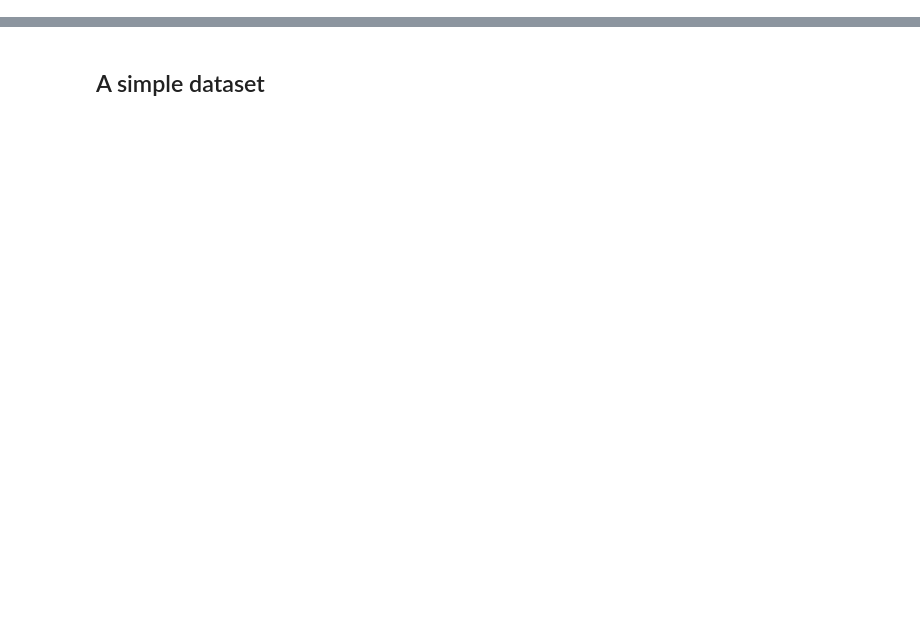
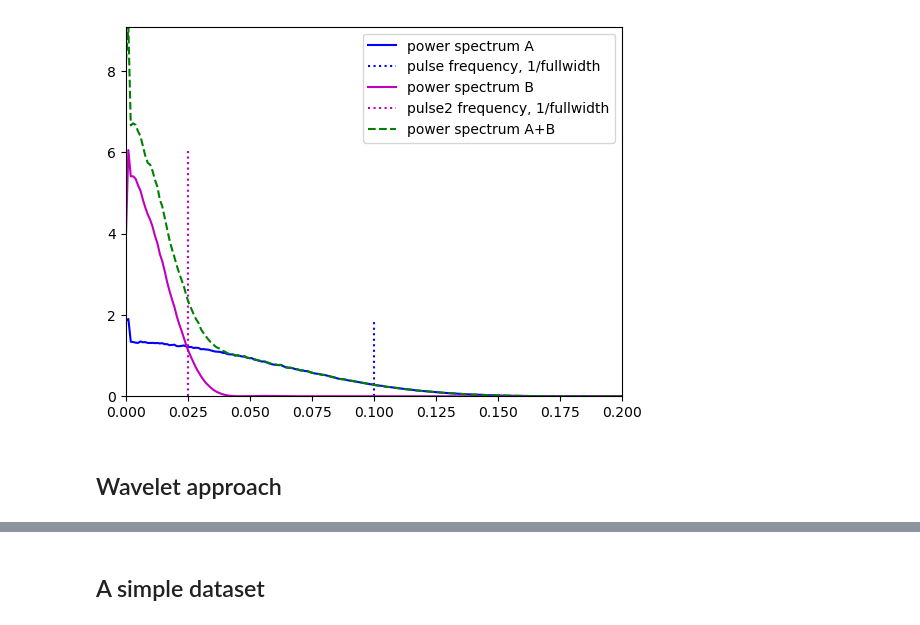
Before and after one commit to Kankelborg-Group/peaklets, a Jupyter notebook: notebooks/demo.ipynb, the cells around one changed output, grey strips where cells are left out. Saved outputs shown, nothing was run; the diff lists cells and outputs as text; code cells hidden in the pictures; blank space fills up the shorter version.

```diff
--- a/notebooks/demo.ipynb
+++ b/notebooks/demo.ipynb
@@ -1 +95,22 @@
+# %%
+import scipy.signal as sig
+fwelch, PwelchA = sig.welch(signalA, nperseg=1024, detrend=False)
+_, PwelchB = sig.welch(signalB, nperseg=1024, detrend=False)
+_, PwelchSum = sig.welch(signalA + signalB, nperseg=1024, detrend=False)
+plt.figure()
+plt.plot(fwelch, PwelchA, 'b', label='power spectrum A')
+plt.vlines(1/pperiod1, 0, np.amax(PwelchA), 'b', linestyle=':',
+           label=r'pulse frequency, 1/fullwidth')
+plt.plot(fwelch, PwelchB, 'm', label='power spectrum B')
+plt.vlines(1/pperiod2, 0, np.amax(PwelchB),'m',linestyle=':',
+           label=r'pulse2 frequency, 1/fullwidth')
+plt.plot(fwelch, PwelchSum, 'g--', label='power spectrum A+B')
+plt.xlim((0,0.2))
+plt.ylim((0,np.amax(PwelchSum)))
+plt.legend()
+plt.show()
+# %% [output]
+[figure, added]
+# %% [markdown]
+## Wavelet approach
 # %% [markdown]
```
Also changed, not shown: parts of 29 cells of this notebook, 4 other files.
